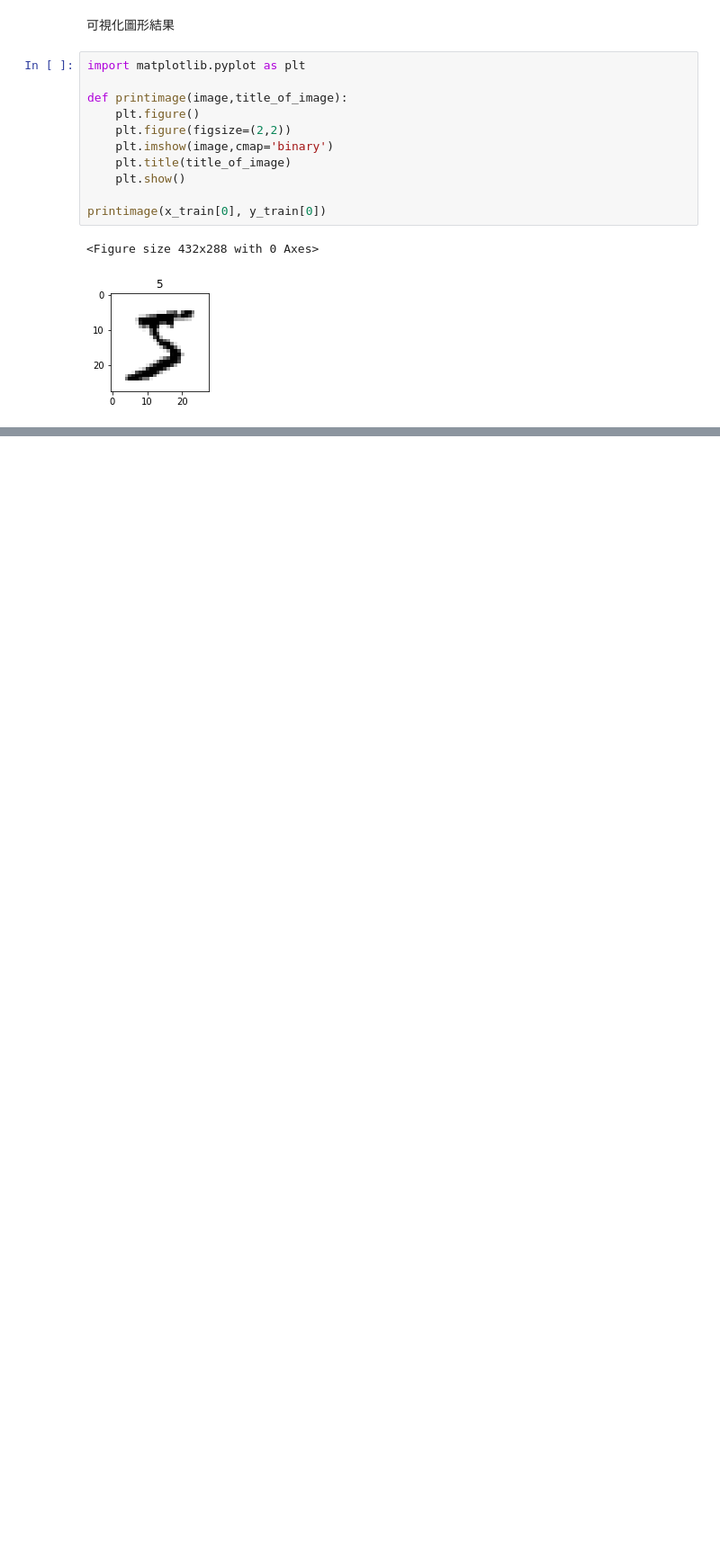
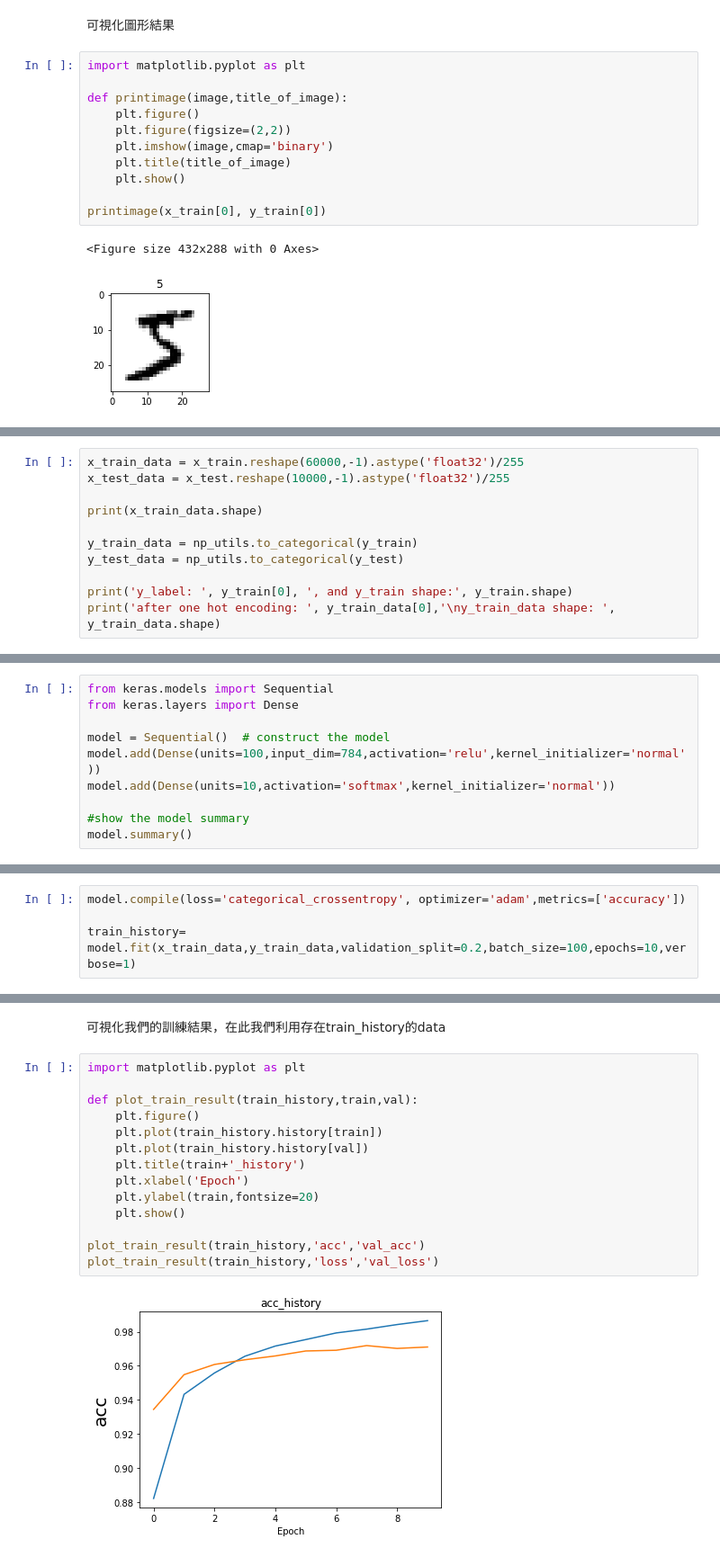
Before and after one commit to Leolewis5/Machine_Learning, a Jupyter notebook: Keras/1. MNIST_MLP.ipynb, the cells around one changed output, grey strips where cells are left out. Shown: that part at 90% size. Saved outputs shown, nothing was run; the diff lists cells and outputs as text; blank space fills up the shorter version.

```diff
--- a/Keras/1. MNIST_MLP.ipynb
+++ b/Keras/1. MNIST_MLP.ipynb
@@ -40,0 +49,11 @@ printimage(x_train[0], y_train[0])
+# %%
+x_train_data = x_train.reshape(60000,-1).astype('float32')/255
+x_test_data = x_test.reshape(10000,-1).astype('float32')/255
+
+print(x_train_data.shape)
+
+y_train_data = np_utils.to_categorical(y_train)
+y_test_data = np_utils.to_categorical(y_test)
+
+print('y_label: ', y_train[0], ', and y_train shape:', y_train.shape)
+print('after one hot encoding: ', y_train_data[0],'\ny_train_data shape: ', y_train_data.shape)
@@ -40,0 +73,10 @@ printimage(x_train[0], y_train[0])
+# %%
+from keras.models import Sequential
+from keras.layers import Dense
+
+model = Sequential()  # construct the model
+model.add(Dense(units=100,input_dim=784,activation='relu',kernel_initializer='normal'))
+model.add(Dense(units=10,activation='softmax',kernel_initializer='normal'))
+
+#show the model summary
+model.summary()
@@ -40,0 +112,4 @@ printimage(x_train[0], y_train[0])
+# %%
+model.compile(loss='categorical_crossentropy', optimizer='adam',metrics=['accuracy'])
+
+train_history= model.fit(x_train_data,y_train_data,validation_split=0.2,batch_size=100,epochs=10,verbose=1)
@@ -40,0 +134,18 @@ printimage(x_train[0], y_train[0])
+# %% [markdown]
+可視化我們的訓練結果，在此我們利用存在train_history的data
+# %%
+import matplotlib.pyplot as plt
+
+def plot_train_result(train_history,train,val):
+    plt.figure()
+    plt.plot(train_history.history[train])
+    plt.plot(train_history.history[val])
+    plt.title(train+'_history')
+    plt.xlabel('Epoch')
+    plt.ylabel(train,fontsize=20)
+    plt.show()
+
+plot_train_result(train_history,'acc','val_acc')
+plot_train_result(train_history,'loss','val_loss')
+# %% [output]
+[figure, added]
```
Also changed, not shown: parts of 11 cells of this notebook.
